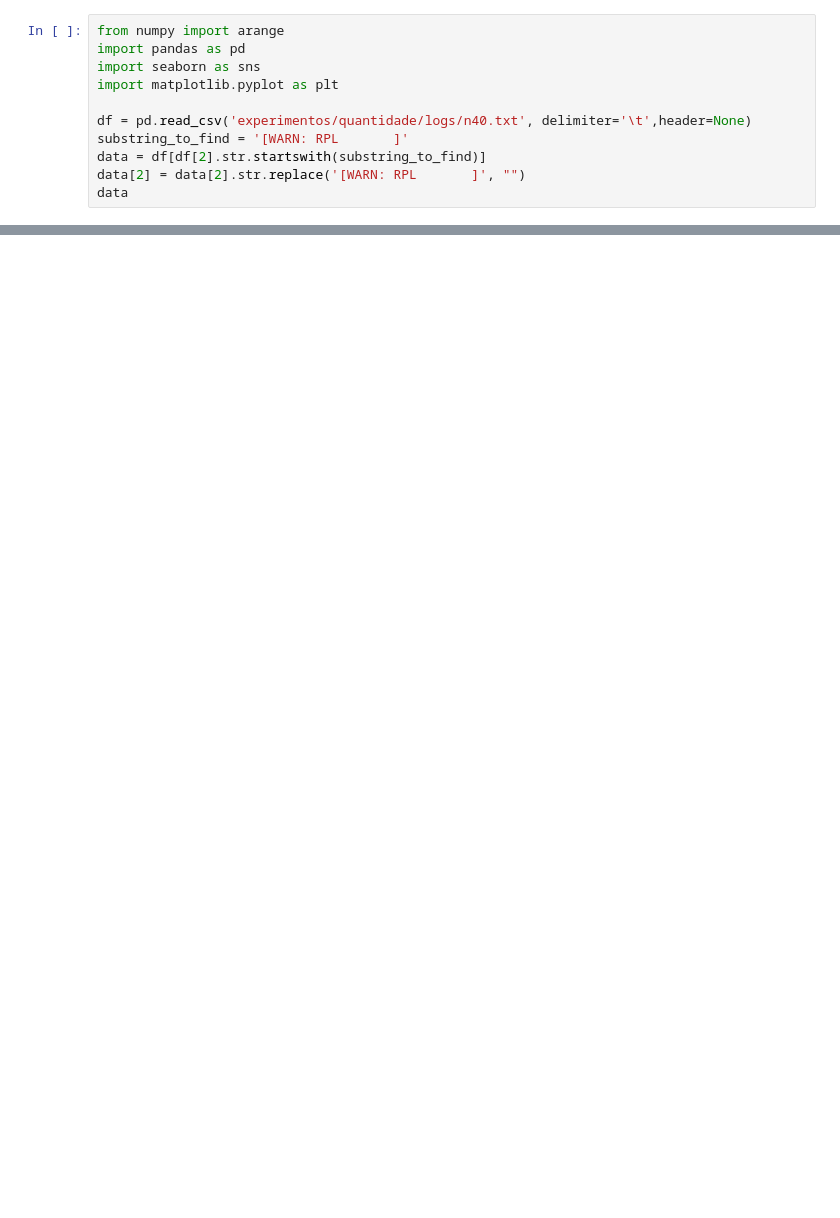
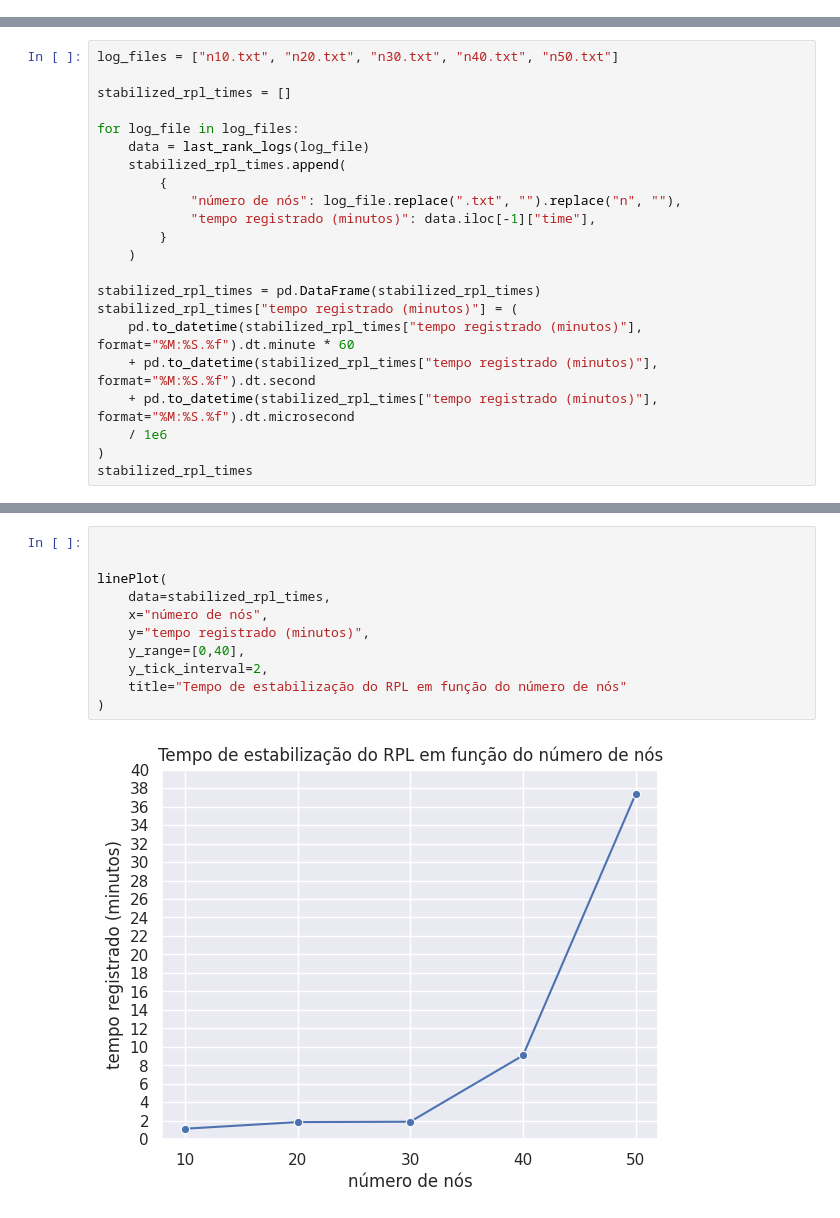
Before and after one commit to enzoMagalhaes/contiki-ng-tsch-rpl-unicast, a Jupyter notebook: projeto2-RPL/visualizations.ipynb, the cells around one changed output, grey strips where cells are left out. Saved outputs shown, nothing was run; the diff lists cells and outputs as text; blank space fills up the shorter version.

```diff
--- a/projeto2-RPL/visualizations.ipynb
+++ b/projeto2-RPL/visualizations.ipynb
@@ -12,11 +17,0 @@ print(get_area_x_y_value(50))
-# %%
-from numpy import arange
-import pandas as pd
-import seaborn as sns
-import matplotlib.pyplot as plt
-
-df = pd.read_csv('experimentos/quantidade/logs/n40.txt', delimiter='\t',header=None)
-substring_to_find = '[WARN: RPL       ]'
-data = df[df[2].str.startswith(substring_to_find)]
-data[2] = data[2].str.replace('[WARN: RPL       ]', "")
-data
@@ -423,0 +216,22 @@ max_values
+# %%
+log_files = ["n10.txt", "n20.txt", "n30.txt", "n40.txt", "n50.txt"]
+
+stabilized_rpl_times = []
+
+for log_file in log_files:
+    data = last_rank_logs(log_file)
+    stabilized_rpl_times.append(
+        {
+            "número de nós": log_file.replace(".txt", "").replace("n", ""),
+            "tempo registrado (minutos)": data.iloc[-1]["time"],
+        }
+    )
+
+stabilized_rpl_times = pd.DataFrame(stabilized_rpl_times)
+stabilized_rpl_times["tempo registrado (minutos)"] = (
+    pd.to_datetime(stabilized_rpl_times["tempo registrado (minutos)"], format="%M:%S.%f").dt.minute * 60
+    + pd.to_datetime(stabilized_rpl_times["tempo registrado (minutos)"], format="%M:%S.%f").dt.second
+    + pd.to_datetime(stabilized_rpl_times["tempo registrado (minutos)"], format="%M:%S.%f").dt.microsecond
+    / 1e6
+)
+stabilized_rpl_times
@@ -423,0 +245,13 @@ max_values
+# %%
+
+
+linePlot(
+    data=stabilized_rpl_times,
+    x="número de nós",
+    y="tempo registrado (minutos)",
+    y_range=[0,40],
+    y_tick_interval=2,
+    title="Tempo de estabilização do RPL em função do número de nós"
+)
+# %% [output]
+[figure, added]
```
Also changed, not shown: parts of 26 cells of this notebook, 6 other files.
